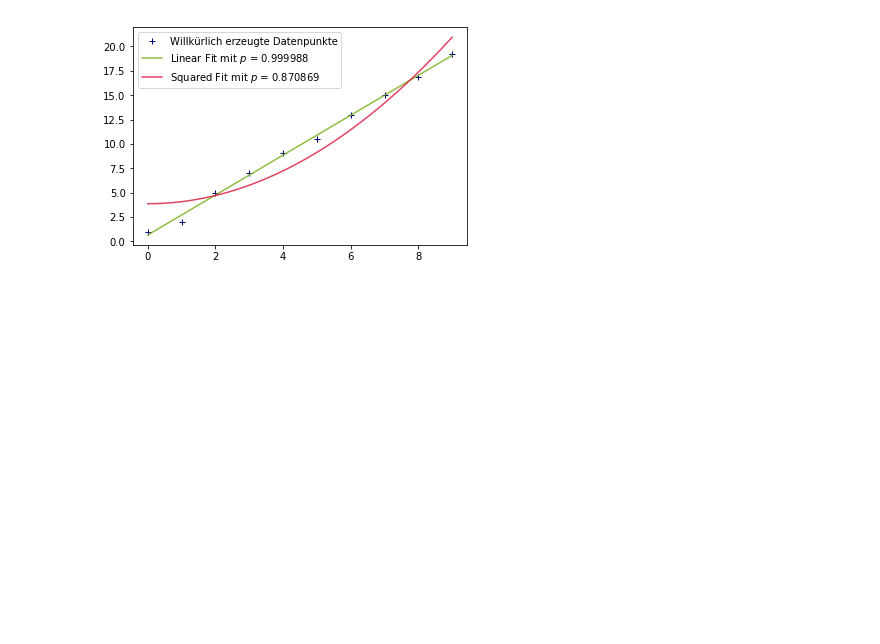
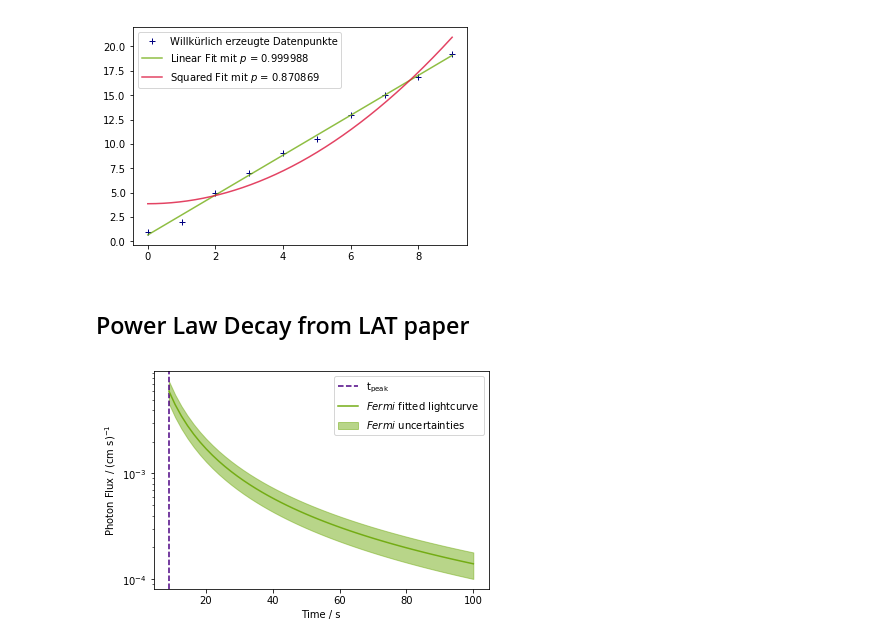
Before and after one commit to JanaMo/Project_Master, a Jupyter notebook: Lightcurve_Fit.ipynb, the cells around one changed output. Drawn from its saved outputs; the diff is of its cells as text; code cells hidden in the pictures; blank space fills up the shorter version.

Commit message:
New Plots, Cut model for GBM and LAT with Alpha > -2

```diff
--- a/Lightcurve_Fit.ipynb
+++ b/Lightcurve_Fit.ipynb
@@ -621,3 +621,32 @@ plt.savefig('Plots/Beispiel_Chi.pdf')
 Linear:  0.40371384561 0.999987913007
 Squared:  4.55982887034 0.870869401315
 [figure]
+# %% [markdown]
+## Power Law Decay from LAT paper
+# %%
+from uncertainties import ufloat
+from uncertainties import unumpy as unp
+
+# Example 090902
+plt.ylabel('Photon Flux / (cm s)$^{-1}$')
+plt.xlabel('Time / s')
+
+def Simple(t,tp,alpha,F0):
+    return F0*(t/tp)**(-alpha)
+
+xlin = np.linspace(9,100)
+tp = ufloat(9,1)
+alpha = ufloat(1.56,0.06)
+F0 = ufloat(600,100)*1e-5
+
+Values = Simple(xlin,tp,alpha,F0)
+Val = unp.nominal_values(Values)
+Err = unp.std_devs(Values)
+plt.axvline(9, label='t$_{\mathrm{peak}}$', ls='--', color='indigo')
+plt.plot(xlin,Val, color='#73ac14', label='$Fermi$ fitted lightcurve')
+plt.fill_between(xlin,Val-Err,Val+Err,color='#73ac14', lw=1, alpha=0.5, label='$Fermi$ uncertainties')
+plt.yscale('log')
+plt.legend()
+plt.savefig('Plots/Simple_Powerlaw.pdf', bbox_inches= 'tight')
+# %% [output]
+[figure, added]
```
Also changed, not shown: parts of 1 cell of this notebook, 5 other files.
